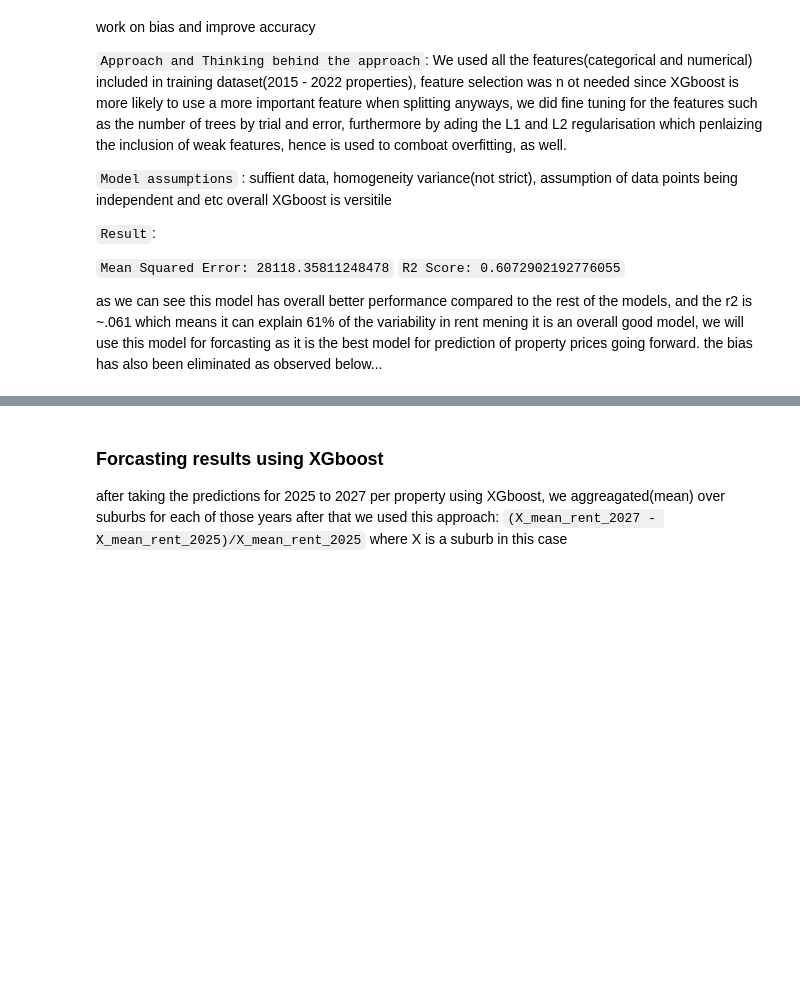
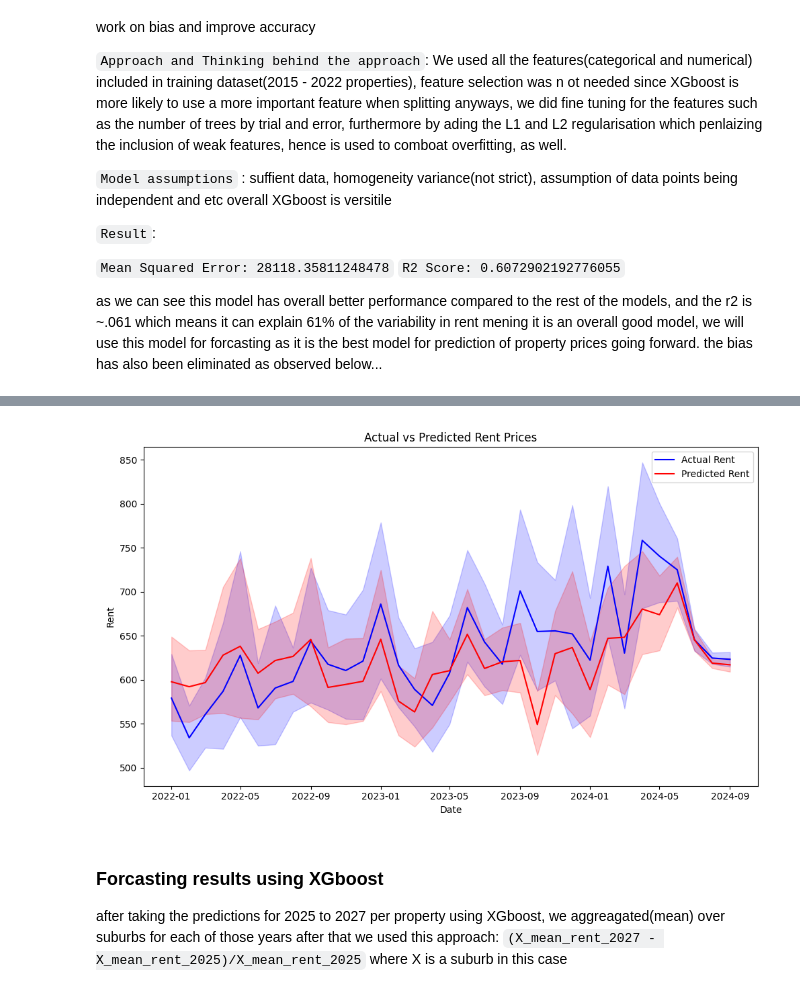
Before and after one commit to MAST30034-AppliedDataScience/project-2-group-real-estate-industry-project-32, a Jupyter notebook: notebooks/summary_notebook.ipynb, the cells around one changed output, grey strips where cells are left out. Cells and saved outputs as stored; diff of their text form; code cells hidden in the pictures; blank space fills up the shorter version.

```diff
--- a/notebooks/summary_notebook.ipynb
+++ b/notebooks/summary_notebook.ipynb
@@ -341,3 +363,10 @@ The following visualization helps in understanding that XGboost has removed bias
+# %%
+# Load the plot
+plot_path = '../plots/model_actual_v_predicted_xgboost.png'
+plot = Image.open(plot_path)
+plot.show()
+# %% [output]
+[figure, added]
 # %% [markdown]
 ### Forcasting results using XGboost
 
```
Also changed, not shown: parts of 17 cells of this notebook.
